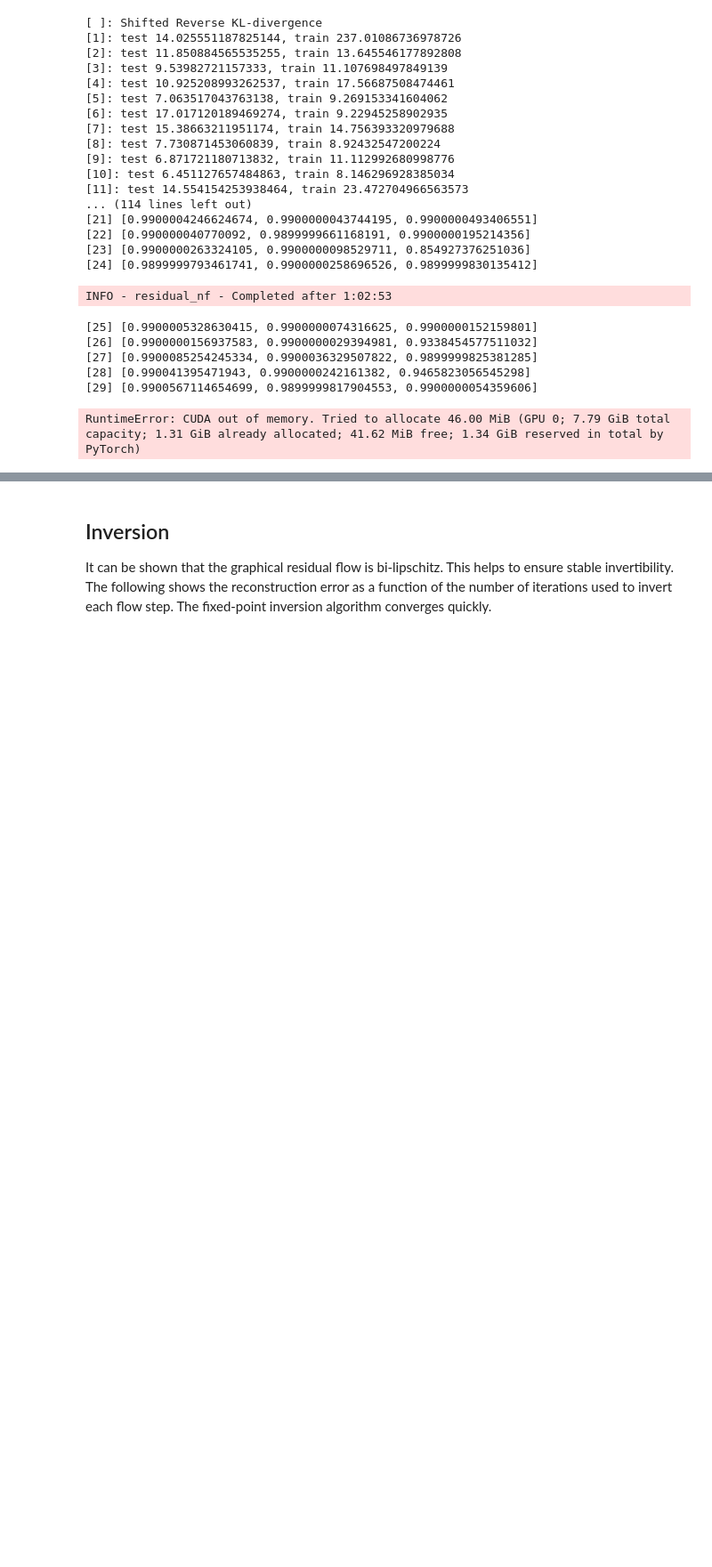
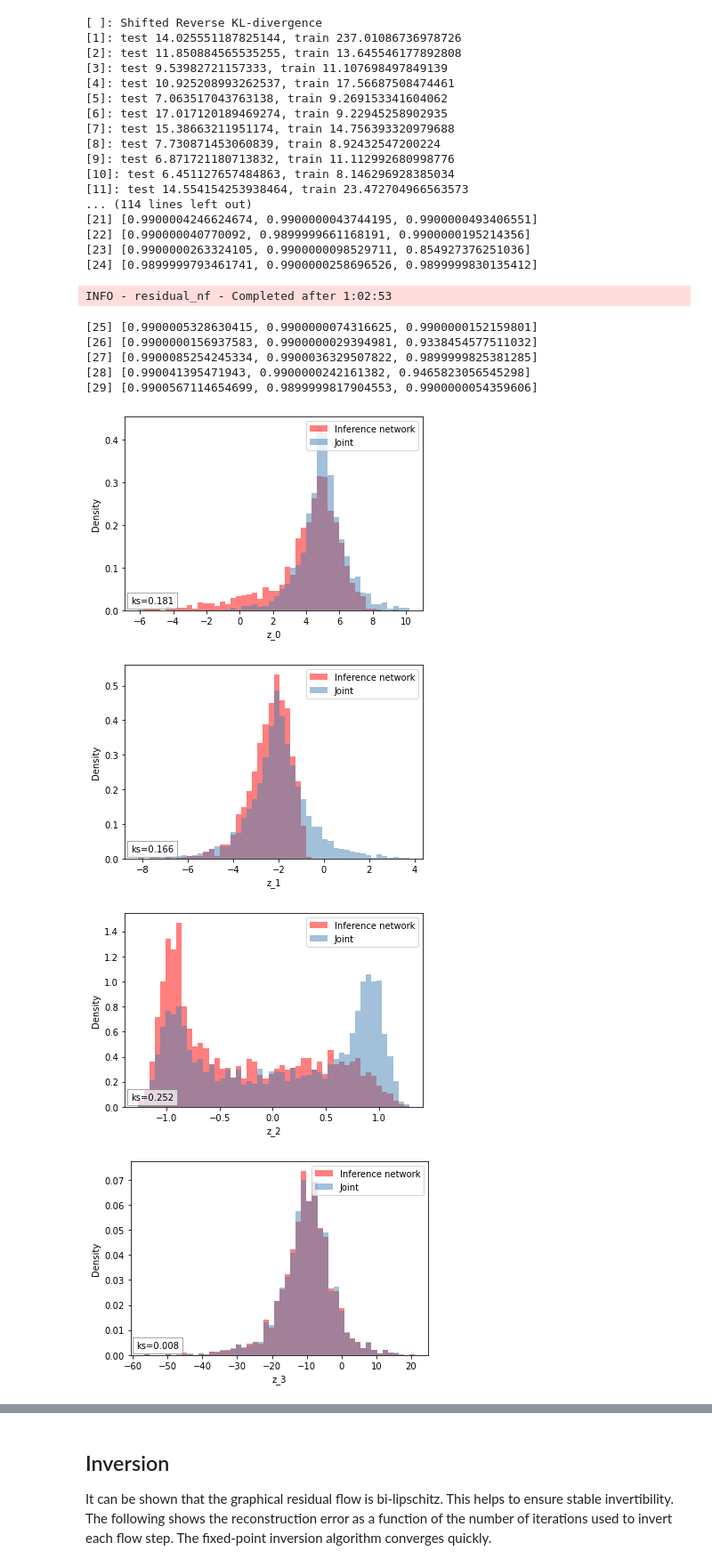
Before and after one commit to jmout123/graphical-residual-flow, a Jupyter notebook: src/notebook_residual_flow.ipynb, the cells around one changed output, grey strips where cells are left out. Shown at 89% size. Drawn from its saved outputs; the diff is of its cells as text; code cells hidden in the pictures; blank space fills up the shorter version.

```diff
--- a/src/notebook_residual_flow.ipynb
+++ b/src/notebook_residual_flow.ipynb
@@ -180,10 +178,13 @@ INFO - residual_nf - Completed after 1:02:53
 [28] [0.990041395471943, 0.9900000242161382, 0.9465823056545298]
 [29] [0.9900567114654699, 0.9899999817904553, 0.9900000054359606]
 # %%
-path = './experiment_logs/residual_nf_inference/arithmetic_graphical-lipschitz_99/10/'
+path = './experiment_logs/residual_nf_inference/arithmetic_graphical-lipschitz_99/1/'
 model = torch.load(path+'model.pt').to(device)
-batch_size = 10000
+batch_size = 2000
 sample = (sample_batch(bn.sample, batch_size)).double().to(device)
 ex_plots.infer(model, bn, sample)
 # %% [output]
-RuntimeError: CUDA out of memory. Tried to allocate 46.00 MiB (GPU 0; 7.79 GiB total capacity; 1.31 GiB already allocated; 41.62 MiB free; 1.34 GiB reserved in total by PyTorch)
+[figure, added]
+[figure, added]
+[figure, added]
+[figure, added]
```
Also changed, not shown: parts of 4 cells of this notebook, 1 other file.
